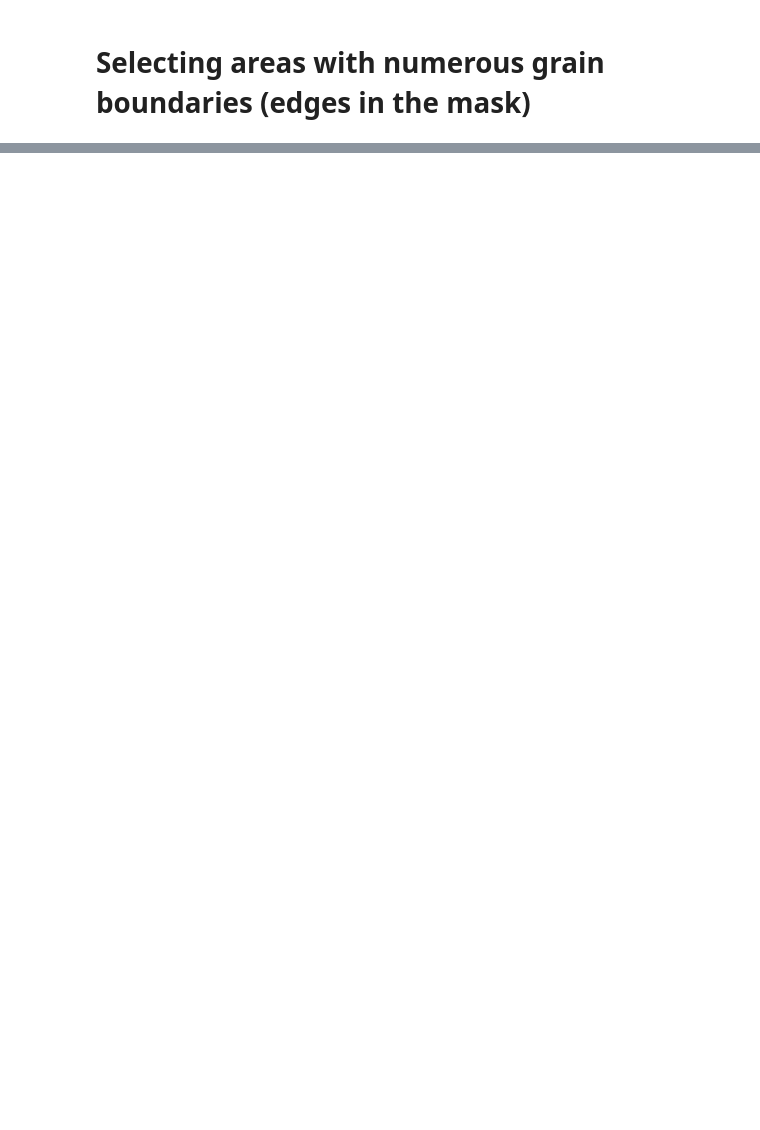
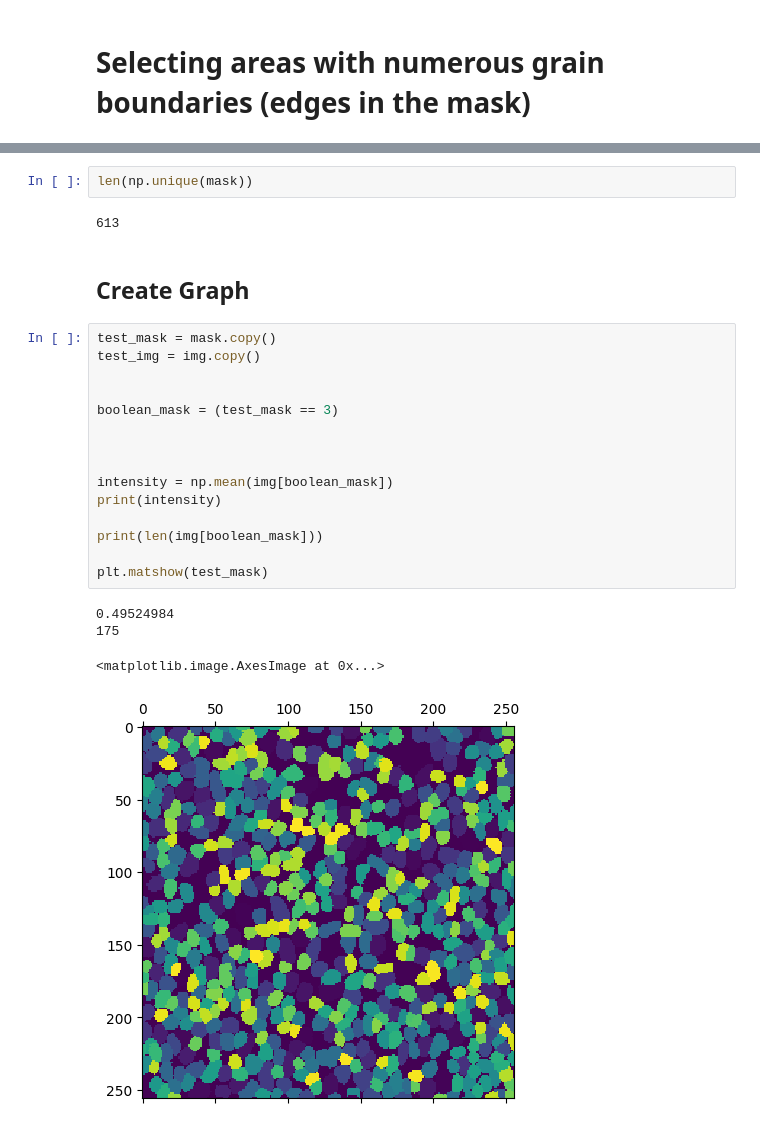
Before and after one commit to pmiam/team-10, a Jupyter notebook: Cellsem_segmentation.ipynb, the cells around one changed output, grey strips where cells are left out. Saved outputs shown, nothing was run; the diff lists cells and outputs as text; blank space fills up the shorter version.

```diff
--- a/Cellsem_segmentation.ipynb
+++ b/Cellsem_segmentation.ipynb
@@ -201,0 +268,26 @@ plt.matshow(target_map)
+# %%
+len(np.unique(mask))
+# %% [output]
+613
+# %% [markdown]
+## Create Graph
+# %%
+test_mask = mask.copy()
+test_img = img.copy()
+
+
+boolean_mask = (test_mask == 3)
+
+
+
+intensity = np.mean(img[boolean_mask])
+print(intensity)
+
+print(len(img[boolean_mask]))
+
+plt.matshow(test_mask)
+# %% [output]
+0.49524984
+175
+<matplotlib.image.AxesImage at 0x...>
+[figure, added]
```
Also changed, not shown: parts of 18 cells of this notebook, 1 other file.
